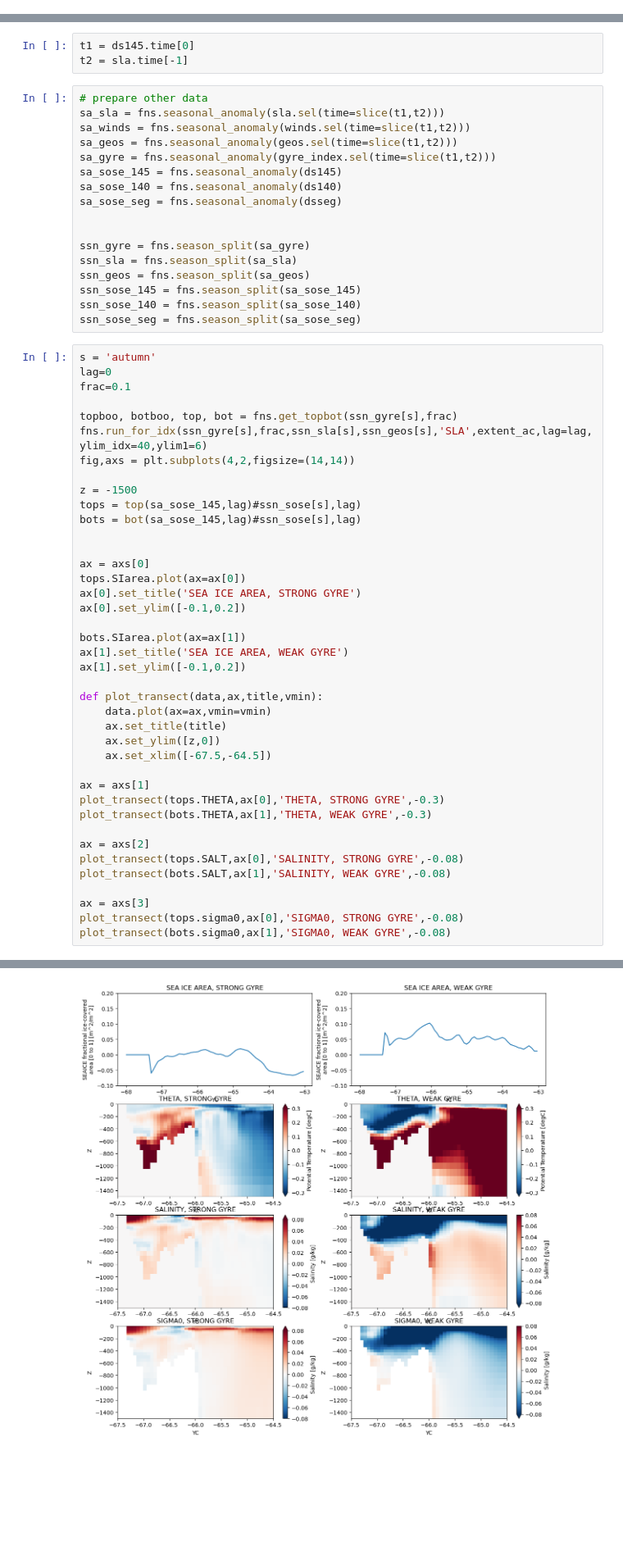
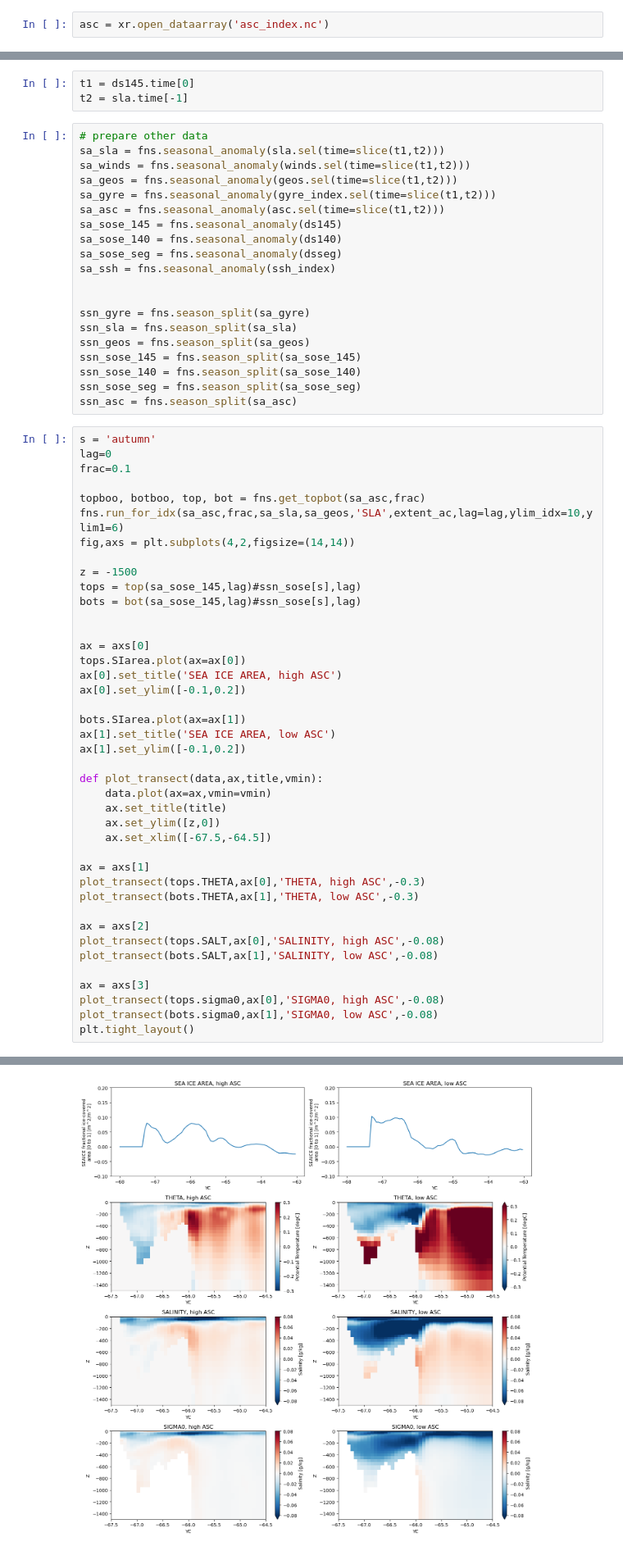
Before and after one commit to eejco/thesis_c3, a Jupyter notebook: sose_transects.ipynb, the cells around one changed output, grey strips where cells are left out. Shown at 82% size. Cells and saved outputs as stored; diff of their text form; blank space fills up the shorter version.

```diff
--- a/sose_transects.ipynb
+++ b/sose_transects.ipynb
@@ -37,5 +38,7 @@ gyre_index = xr.open_dataarray('gyre_index.nc')
 sla_ = SLA(deg=0.25).da
 winds_ = xr.open_dataset('../data/ef25db236e60a21a34ee2e0b4631d366.nc').sortby('latitude').rename({'valid_time':'time'})
+# %%
+asc = xr.open_dataarray('asc_index.nc')
 # %%
 minla = -68
 maxla = -63
@@ -105,9 +108,11 @@ sa_sla = fns.seasonal_anomaly(sla.sel(time=slice(t1,t2)))
 sa_winds = fns.seasonal_anomaly(winds.sel(time=slice(t1,t2)))
 sa_geos = fns.seasonal_anomaly(geos.sel(time=slice(t1,t2)))
 sa_gyre = fns.seasonal_anomaly(gyre_index.sel(time=slice(t1,t2)))
+sa_asc = fns.seasonal_anomaly(asc.sel(time=slice(t1,t2)))
 sa_sose_145 = fns.seasonal_anomaly(ds145)
 sa_sose_140 = fns.seasonal_anomaly(ds140)
 sa_sose_seg = fns.seasonal_anomaly(dsseg)
+sa_ssh = fns.seasonal_anomaly(ssh_index)
 
 
 ssn_gyre = fns.season_split(sa_gyre)
@@ -116,13 +121,14 @@ ssn_geos = fns.season_split(sa_geos)
 ssn_sose_145 = fns.season_split(sa_sose_145)
 ssn_sose_140 = fns.season_split(sa_sose_140)
 ssn_sose_seg = fns.season_split(sa_sose_seg)
+ssn_asc = fns.season_split(sa_asc)
 # %%
 s = 'autumn'
 lag=0
 frac=0.1
 
-topboo, botboo, top, bot = fns.get_topbot(ssn_gyre[s],frac)
-fns.run_for_idx(ssn_gyre[s],frac,ssn_sla[s],ssn_geos[s],'SLA',extent_ac,lag=lag,ylim_idx=40,ylim1=6)
+topboo, botboo, top, bot = fns.get_topbot(sa_asc,frac)
+fns.run_for_idx(sa_asc,frac,sa_sla,sa_geos,'SLA',extent_ac,lag=lag,ylim_idx=10,ylim1=6)
 fig,axs = plt.subplots(4,2,figsize=(14,14))
 
 z = -1500
@@ -132,11 +138,11 @@ bots = bot(sa_sose_145,lag)#ssn_sose[s],lag)
 
 ax = axs[0]
 tops.SIarea.plot(ax=ax[0])
-ax[0].set_title('SEA ICE AREA, STRONG GYRE')
+ax[0].set_title('SEA ICE AREA, high ASC')
 ax[0].set_ylim([-0.1,0.2])
 
 bots.SIarea.plot(ax=ax[1])
-ax[1].set_title('SEA ICE AREA, WEAK GYRE')
+ax[1].set_title('SEA ICE AREA, low ASC')
 ax[1].set_ylim([-0.1,0.2])
 
 def plot_transect(data,ax,title,vmin):
@@ -146,14 +152,15 @@ def plot_transect(data,ax,title,vmin):
     ax.set_xlim([-67.5,-64.5])
 
 ax = axs[1]
-plot_transect(tops.THETA,ax[0],'THETA, STRONG GYRE',-0.3)
-plot_transect(bots.THETA,ax[1],'THETA, WEAK GYRE',-0.3)
+plot_transect(tops.THETA,ax[0],'THETA, high ASC',-0.3)
+plot_transect(bots.THETA,ax[1],'THETA, low ASC',-0.3)
 
 ax = axs[2]
-plot_transect(tops.SALT,ax[0],'SALINITY, STRONG GYRE',-0.08)
-plot_transect(bots.SALT,ax[1],'SALINITY, WEAK GYRE',-0.08)
+plot_transect(tops.SALT,ax[0],'SALINITY, high ASC',-0.08)
+plot_transect(bots.SALT,ax[1],'SALINITY, low ASC',-0.08)
 
 ax = axs[3]
-plot_transect(tops.sigma0,ax[0],'SIGMA0, STRONG GYRE',-0.08)
-plot_transect(bots.sigma0,ax[1],'SIGMA0, WEAK GYRE',-0.08)
+plot_transect(tops.sigma0,ax[0],'SIGMA0, high ASC',-0.08)
+plot_transect(bots.sigma0,ax[1],'SIGMA0, low ASC',-0.08)
+plt.tight_layout()
 # %% [output]
@@ -161 +168 @@ plot_transect(bots.sigma0,ax[1],'SIGMA0, WEAK GYRE',-0.08)
-[figure, old version]
+[figure, new version]
```
Also changed, not shown: parts of 4 cells of this notebook, 8 other files.
